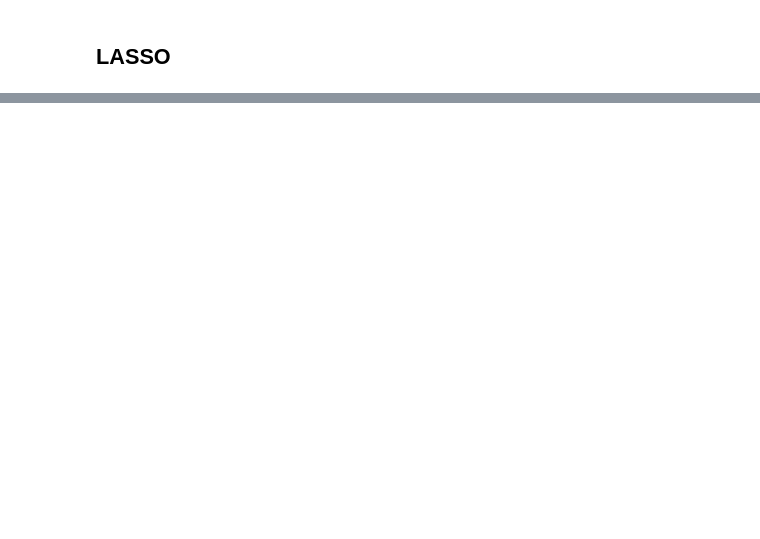
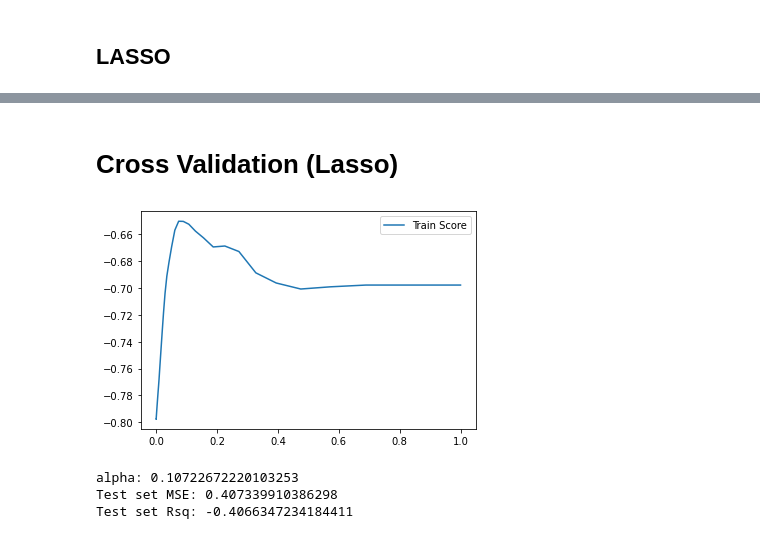
Before and after one commit to Sean-Chaos/DBA-3803-Project, a Jupyter notebook: DBA 3803 project 1.ipynb, the cells around one changed output, grey strips where cells are left out. Drawn from its saved outputs; the diff is of its cells as text; code cells hidden in the pictures; blank space fills up the shorter version.

```diff
--- a/DBA 3803 project 1.ipynb
+++ b/DBA 3803 project 1.ipynb
@@ -324,0 +364,17 @@ plt.show()
+# %%
+# using the value of alpha to get the right model
+ridge = Ridge(ridge_best_alpha)
+ridge.fit(X_train, y_train)
+
+# Training
+print(f'train r^2: {ridge.score(X_train, y_train)}')
+print(f'train mse: {mean_squared_error(y_train, ridge.predict(X_train))}')
+print(f'beta: {ridge.coef_}')
+print(f'w: {eq_w - np.dot(N,ridge.coef_)}')
+
+
+print('\n')
+
+# Test
+print(f'test r^2: {ridge.score(X_test, y_test)}')
+print(f'test mse: {mean_squared_error(y_test, ridge.predict(X_test))}')
@@ -324,0 +390,42 @@ plt.show()
+# %% [markdown]
+# Cross Validation (Lasso)
+# %%
+# range of alphas to try (need to do a bit of trial and error)
+alpha_vec = np.logspace(-8,0,100)
+
+# results list
+cvResults = []
+
+for cur_alpha in alpha_vec:
+    clf_cv = Lasso(cur_alpha)
+
+    # Perform 10-fold cross validation
+    scores = cross_val_score(estimator = clf_cv, X = X_train, y = y_train, cv = 10, \
+                             scoring = 'neg_mean_squared_error', n_jobs = 4)
+
+    # Attach results
+    cvResults.append(scores.mean())
+
+# plot results
+plt.figure()
+sns.lineplot(y = cvResults, x = alpha_vec, label = "Train Score")
+plt.show()
+# %% [output]
+[figure, added]
+# %%
+lassocv = LassoCV(alphas = alpha_vec, max_iter=10000)
+lassocv.fit(X_train, y_train)
+lasso_best_alpha = lassocv.alpha_
+print(f'alpha: {lassocv.alpha_}')
+
+# refit on full dataset with optimized parameter
+opt_lasso = Lasso(alpha = lassocv.alpha_)
+opt_lasso.fit(X_train, y_train)
+
+# assess on test set
+print(f'Test set MSE: {mean_squared_error(y_test, opt_lasso.predict(X_test))}')
+print(f'Test set Rsq: {r2_score(y_test, opt_lasso.predict(X_test))}')
+# %% [output]
+alpha: 0.10722672220103253
+Test set MSE: 0.407339910386298
+Test set Rsq: -0.4066347234184411
```
Also changed, not shown: parts of 21 cells of this notebook.
